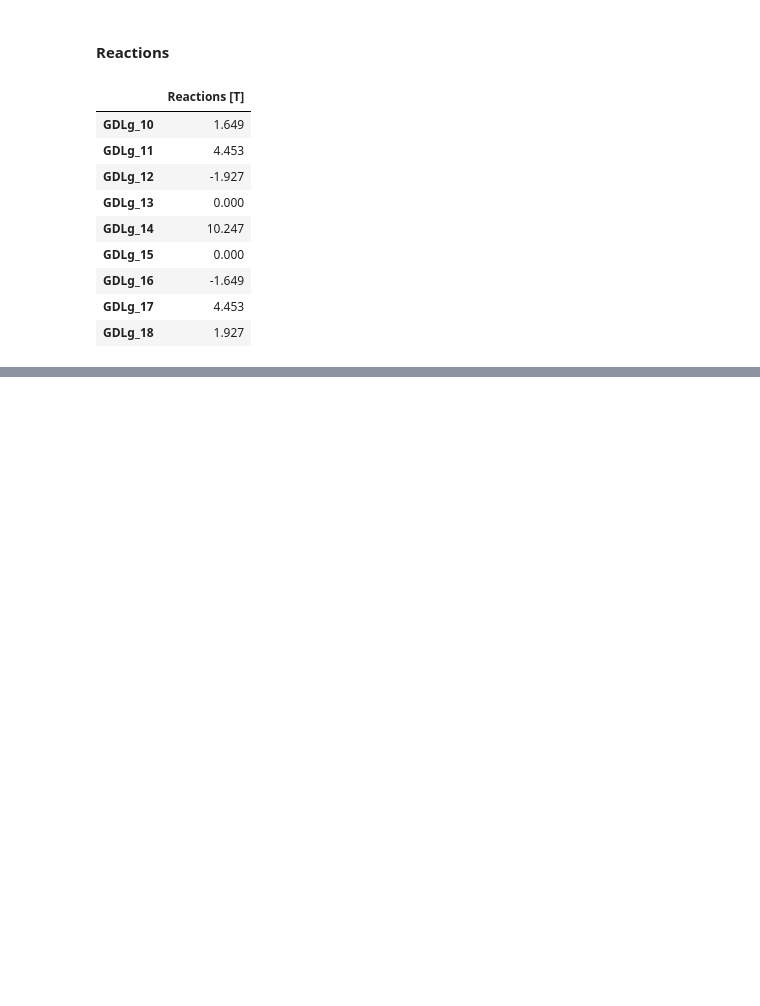
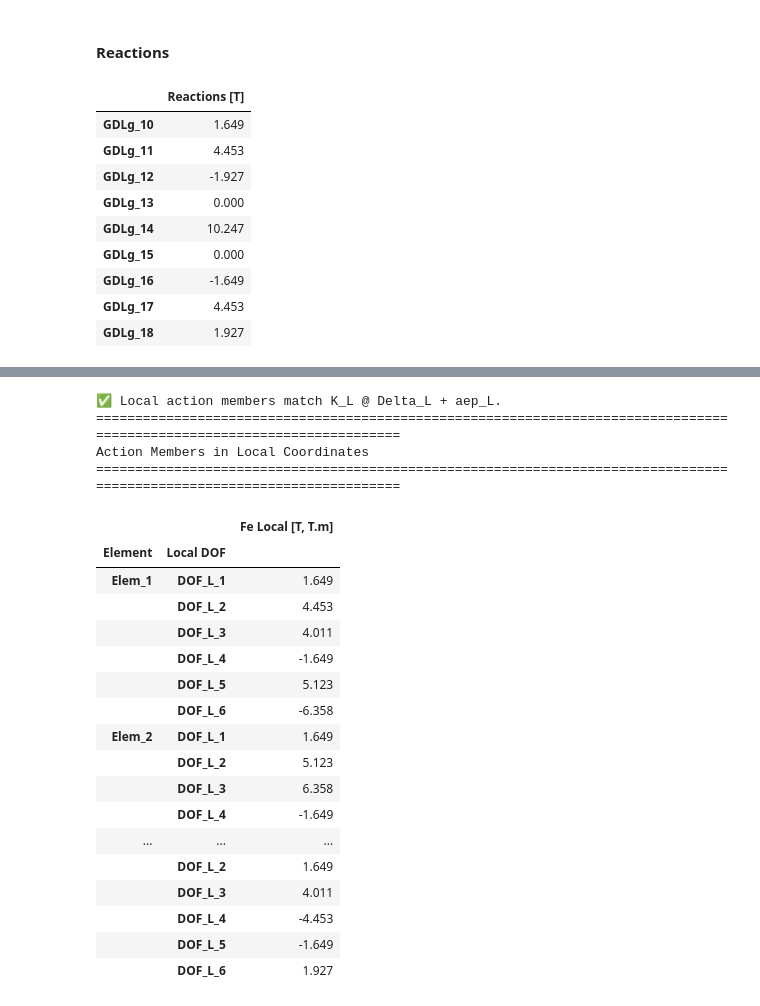
Before and after one commit to Normando1945/Repo_Maxtrix_Analisys, a Jupyter notebook: examples/Ejemplo_dor_concrete_desingII.ipynb, the cells around one changed output, grey strips where cells are left out. Saved outputs shown, nothing was run; the diff lists cells and outputs as text; code cells hidden in the pictures; blank space fills up the shorter version.

```diff
--- a/examples/Ejemplo_dor_concrete_desingII.ipynb
+++ b/examples/Ejemplo_dor_concrete_desingII.ipynb
@@ -1028,0 +1094,39 @@ React_gdl_g_df.round(3)
+# %%
+Fe_L_all = []                                                                                                       # Empty list to store local action members
+for e in np.arange(0, n_elem, 1):                                                                                   # Loop through each element
+    Telem = structure.elements[e].transformation_matrix_2D()                                                        # Local-to-global transformation matrix
+    Fe_L_all.append(np.linalg.inv(Telem) @ Fe_G_all[e])                                                             # Fe_L = T^-1 @ Fe_G
+
+if np.allclose(np.vstack(Fe_L_all), AmL):                                                                           # Check against Am = K_L @ Delta_L + aep_L
+    print(f"\x1b[1;32m✅ Local action members match K_L @ Delta_L + aep_L.\x1b[0m")                                  # Print success message with green color
+else:
+    print(f"\x1b[1;31m🚫 Local action members do not match K_L @ Delta_L + aep_L.\x1b[0m")                           # Print error message with red color
+
+Fe_L_df = pd.DataFrame(np.vstack(Fe_L_all), index=rows_L, columns=['Fe Local [T, T.m]'])                            # Convert local action members to DataFrame
+print("=" * 120)                                                                                                    # Print table separator
+print('Action Members in Local Coordinates')                                                                        # Print table title
+print("=" * 120)                                                                                                    # Print table separator
+Fe_L_df.round(3)                                                                                                    # Display rounded local action members
+# %% [output]
+✅ Local action members match K_L @ Delta_L + aep_L.
+========================================================================================================================
+Action Members in Local Coordinates
+========================================================================================================================
+|  |  | Fe Local [T, T.m] |
+| Element | Local DOF |  |
+| Elem_1 | DOF_L_1 | 1.649 |
+|  | DOF_L_2 | 4.453 |
+|  | DOF_L_3 | 4.011 |
+|  | DOF_L_4 | -1.649 |
+|  | DOF_L_5 | 5.123 |
+|  | DOF_L_6 | -6.358 |
+| Elem_2 | DOF_L_1 | 1.649 |
+|  | DOF_L_2 | 5.123 |
+|  | DOF_L_3 | 6.358 |
+|  | DOF_L_4 | -1.649 |
+| ... | ... | ... |
+|  | DOF_L_2 | 1.649 |
+|  | DOF_L_3 | 4.011 |
+|  | DOF_L_4 | -4.453 |
+|  | DOF_L_5 | -1.649 |
+|  | DOF_L_6 | 1.927 |
```
Also changed, not shown: parts of 7 cells of this notebook.
